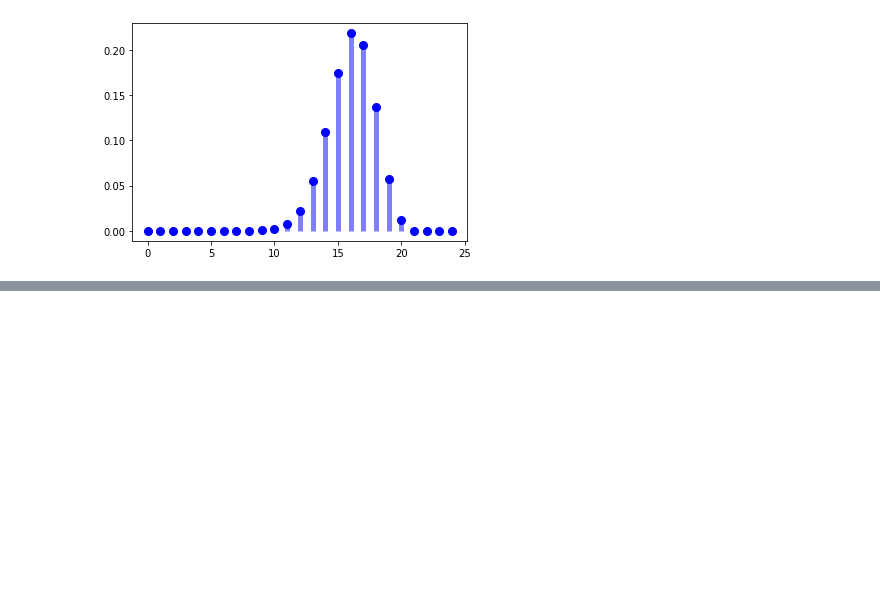
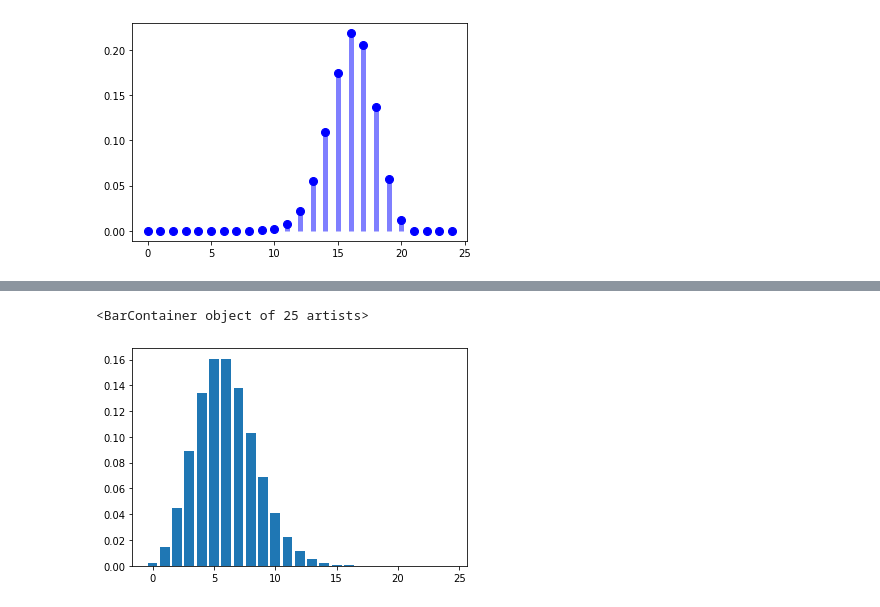
Before and after one commit to Yavar-Azar/Courses, a Jupyter notebook: PYTHONCC/STATISTICS/STATISTICAL.ipynb, the cells around one changed output, grey strips where cells are left out. Cells and saved outputs as stored; diff of their text form; code cells hidden in the pictures; blank space fills up the shorter version.

```diff
--- a/PYTHONCC/STATISTICS/STATISTICAL.ipynb
+++ b/PYTHONCC/STATISTICS/STATISTICAL.ipynb
@@ -307,0 +428,17 @@ plt.vlines(x, 0, binom.pmf(x, n, p), colors='b', lw=5, alpha=0.5)
+# %%
+lambd=6
+
+from scipy.stats import poisson
+
+poisson.pmf(5, 2)
+
+k_axis = np.arange(0, 25)
+distribution = np.zeros(k_axis.shape[0])
+for i in range(k_axis.shape[0]):
+    distribution[i] = poisson.pmf(i, lambd)
+
+plt.bar(k_axis, distribution)
+# [...] Add axes, labels...
+# %% [output]
+<BarContainer object of 25 artists>
+[figure, added]
```
Also changed, not shown: parts of 8 cells of this notebook, 7 other files.
